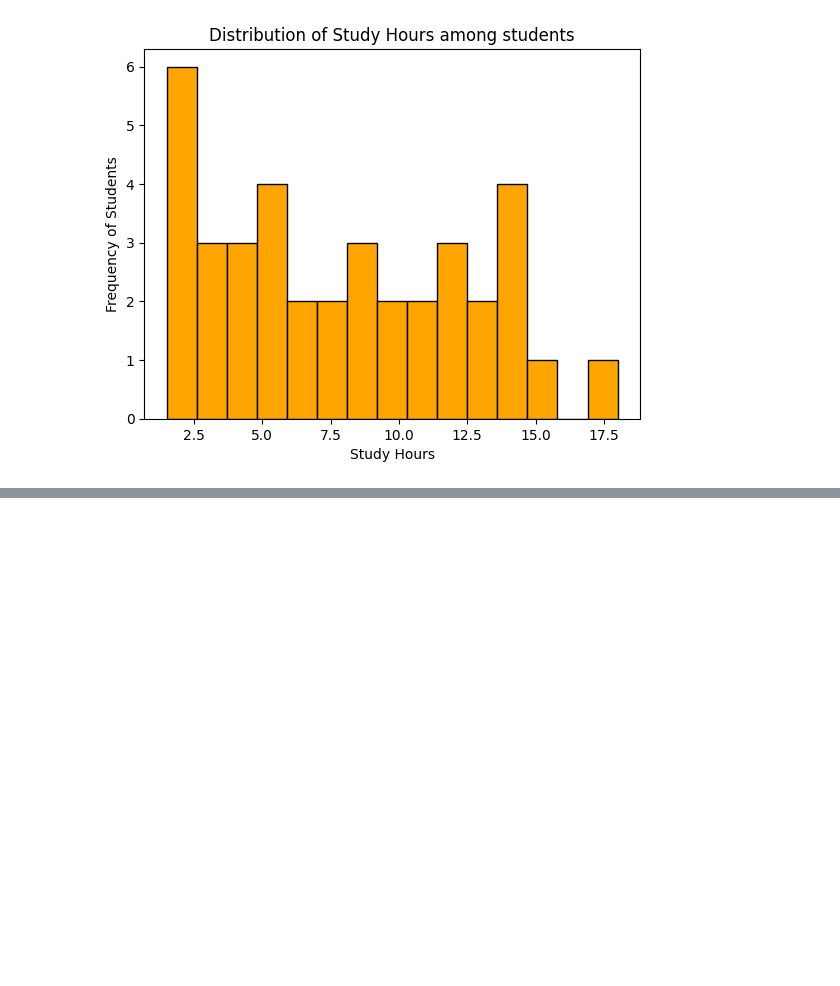
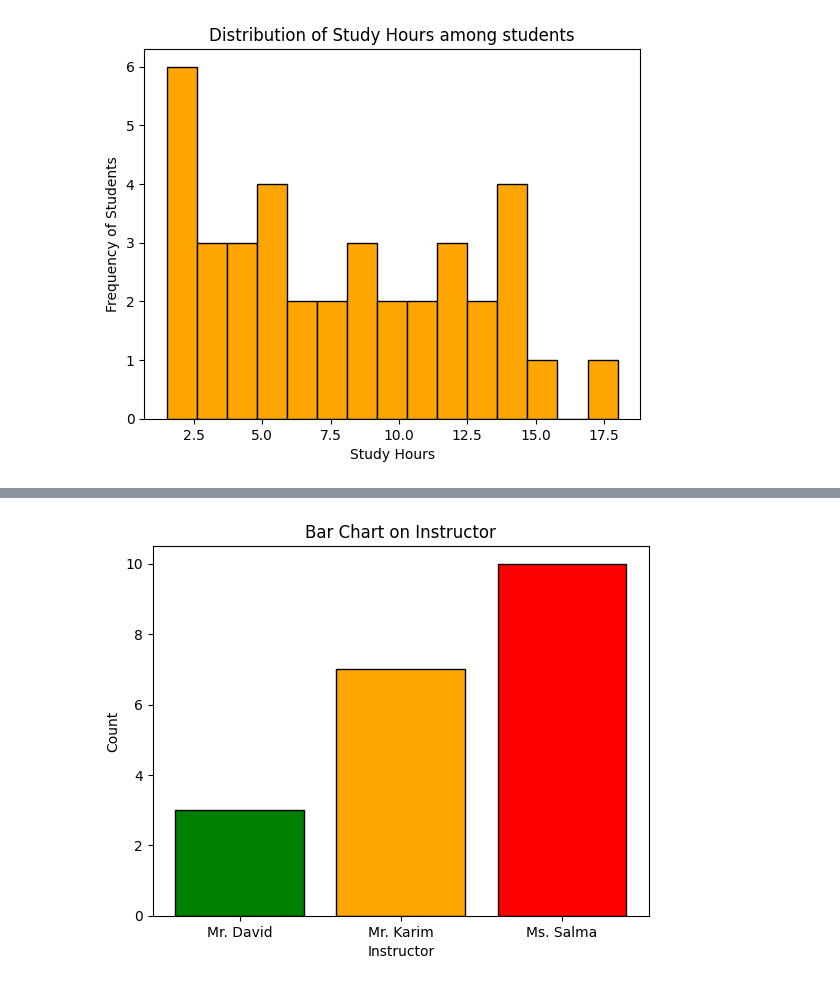
Before and after one commit to roybipro/AI-ML-learning-Phitron, a Jupyter notebook: Semister1/module_13_data_visualization_with_matplotlib/matplot.ipynb, the cells around one changed output, grey strips where cells are left out. Saved outputs shown, nothing was run; the diff lists cells and outputs as text; code cells hidden in the pictures; blank space fills up the shorter version.

```diff
--- a/Semister1/module_13_data_visualization_with_matplotlib/matplot.ipynb
+++ b/Semister1/module_13_data_visualization_with_matplotlib/matplot.ipynb
@@ -153,0 +223,9 @@ plt.hist(students['Study_Hour'],color = 'orange',edgecolor = 'black',bins = 15)
+# %%
+Instructor = df.groupby('Instructor').size()
+plt.xlabel('Instructor')
+plt.ylabel('Count')
+plt.title('Bar Chart on Instructor')
+plt.bar(Instructor.index,Instructor.values, color = ['green','orange','red'], edgecolor = 'black')
+plt.show()
+# %% [output]
+[figure, added]
```
Also changed, not shown: parts of 7 cells of this notebook, 1 other file.
